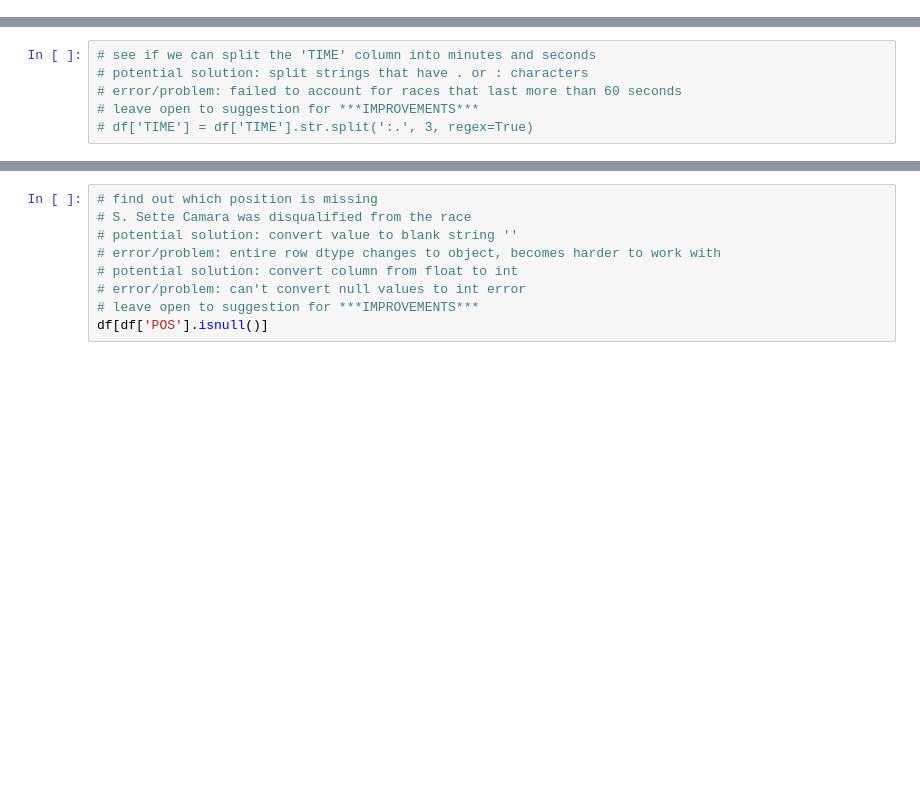
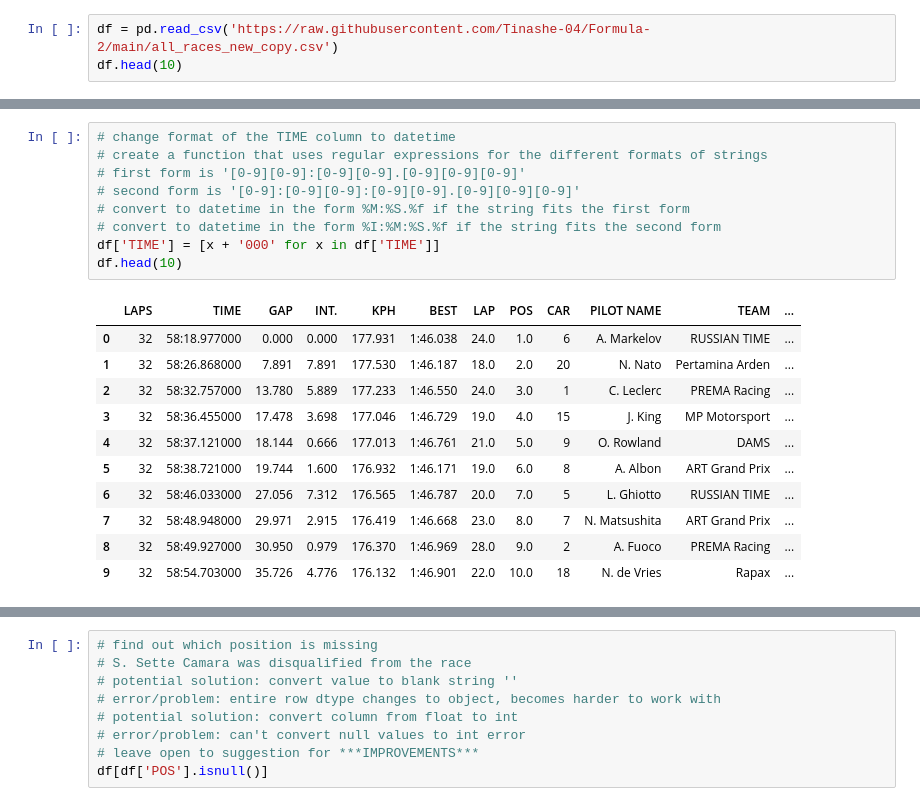
Before and after one commit to Tinashe-04/Formula-2, a Jupyter notebook: new_data/f2_project_code.ipynb, the cells around one changed output, grey strips where cells are left out. Saved outputs shown, nothing was run; the diff lists cells and outputs as text; blank space fills up the shorter version.

```diff
--- a/new_data/f2_project_code.ipynb
+++ b/new_data/f2_project_code.ipynb
@@ -5,0 +13,3 @@ df = pd.read_csv('~/Documents/Datasets/Formula 2 championship/all_races_new_copy
+# %%
+df = pd.read_csv('https://raw.githubusercontent.com/Tinashe-04/Formula-2/main/all_races_new_copy.csv')
+df.head(10)
@@ -9,7 +65,22 @@ df.drop('Unnamed: 0', axis=1, inplace=True)
 # %%
-# see if we can split the 'TIME' column into minutes and seconds
-# potential solution: split strings that have . or : characters
-# error/problem: failed to account for races that last more than 60 seconds
-# leave open to suggestion for ***IMPROVEMENTS***
-# df['TIME'] = df['TIME'].str.split(':.', 3, regex=True)
+# change format of the TIME column to datetime
+# create a function that uses regular expressions for the different formats of strings
+# first form is '[0-9][0-9]:[0-9][0-9].[0-9][0-9][0-9]'
+# second form is '[0-9]:[0-9][0-9]:[0-9][0-9].[0-9][0-9][0-9]'
+# convert to datetime in the form %M:%S.%f if the string fits the first form
+# convert to datetime in the form %I:%M:%S.%f if the string fits the second form
+df['TIME'] = [x + '000' for x in df['TIME']]
+df.head(10)
+# %% [output]
+|  | LAPS | TIME | GAP | INT. | KPH | BEST | LAP | POS | CAR | PILOT NAME | TEAM | ... |
+| 0 | 32 | 58:18.977000 | 0.000 | 0.000 | 177.931 | 1:46.038 | 24.0 | 1.0 | 6 | A. Markelov | RUSSIAN TIME | ... |
+| 1 | 32 | 58:26.868000 | 7.891 | 7.891 | 177.530 | 1:46.187 | 18.0 | 2.0 | 20 | N. Nato | Pertamina Arden | ... |
+| 2 | 32 | 58:32.757000 | 13.780 | 5.889 | 177.233 | 1:46.550 | 24.0 | 3.0 | 1 | C. Leclerc | PREMA Racing | ... |
+| 3 | 32 | 58:36.455000 | 17.478 | 3.698 | 177.046 | 1:46.729 | 19.0 | 4.0 | 15 | J. King | MP Motorsport | ... |
+| 4 | 32 | 58:37.121000 | 18.144 | 0.666 | 177.013 | 1:46.761 | 21.0 | 5.0 | 9 | O. Rowland | DAMS | ... |
+| 5 | 32 | 58:38.721000 | 19.744 | 1.600 | 176.932 | 1:46.171 | 19.0 | 6.0 | 8 | A. Albon | ART Grand Prix | ... |
+| 6 | 32 | 58:46.033000 | 27.056 | 7.312 | 176.565 | 1:46.787 | 20.0 | 7.0 | 5 | L. Ghiotto | RUSSIAN TIME | ... |
+| 7 | 32 | 58:48.948000 | 29.971 | 2.915 | 176.419 | 1:46.668 | 23.0 | 8.0 | 7 | N. Matsushita | ART Grand Prix | ... |
+| 8 | 32 | 58:49.927000 | 30.950 | 0.979 | 176.370 | 1:46.969 | 28.0 | 9.0 | 2 | A. Fuoco | PREMA Racing | ... |
+| 9 | 32 | 58:54.703000 | 35.726 | 4.776 | 176.132 | 1:46.901 | 22.0 | 10.0 | 18 | N. de Vries | Rapax | ... |
 # %%
```
Also changed, not shown: parts of 8 cells of this notebook.
